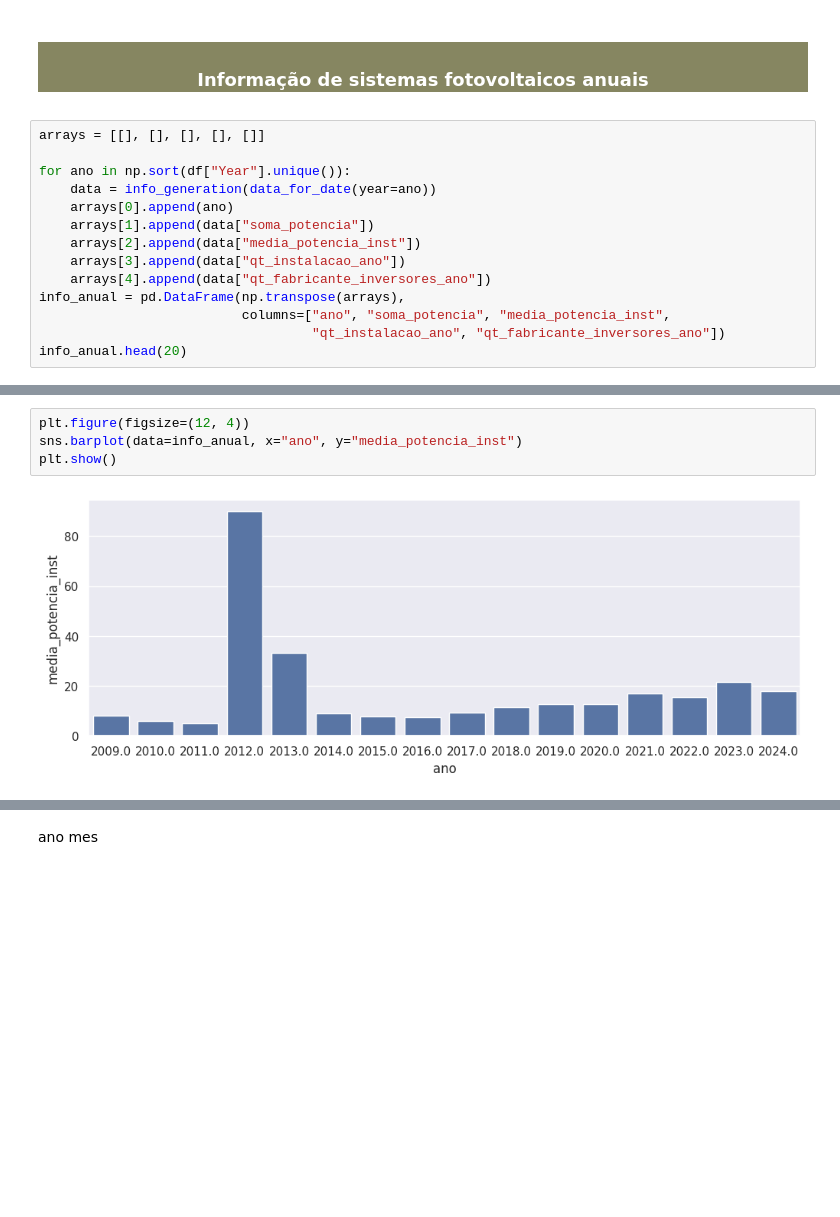
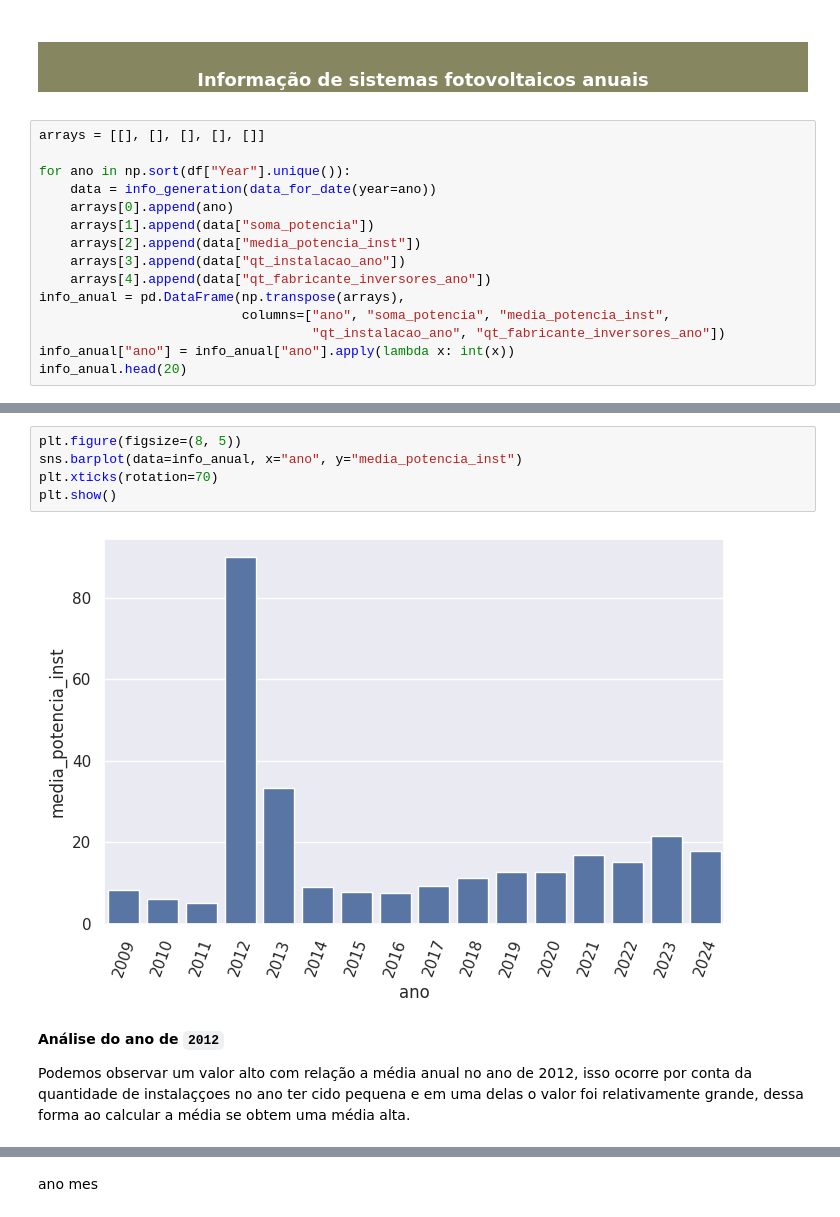
Before and after one commit to Oseiasdfarias/projeto_portifolio_data_science, a Jupyter notebook: geracao_distribuida_fotovoltaica.ipynb, the cells around one changed output, grey strips where cells are left out. Cells and saved outputs as stored; diff of their text form; blank space fills up the shorter version.

```diff
--- a/geracao_distribuida_fotovoltaica.ipynb
+++ b/geracao_distribuida_fotovoltaica.ipynb
@@ -304,6 +304,7 @@ for ano in np.sort(df["Year"].unique()):
 info_anual = pd.DataFrame(np.transpose(arrays),
                           columns=["ano", "soma_potencia", "media_potencia_inst",
                                    "qt_instalacao_ano", "qt_fabricante_inversores_ano"])
+info_anual["ano"] = info_anual["ano"].apply(lambda x: int(x))
 info_anual.head(20)
 # %% [output]
 |  | ano | soma_potencia | media_potencia_inst | qt_instalacao_ano | qt_fabricante_inversores_ano |
@@ -332,6 +334,11 @@ plt.show()
 # %%
-plt.figure(figsize=(12, 4))
+plt.figure(figsize=(8, 5))
 sns.barplot(data=info_anual, x="ano", y="media_potencia_inst")
+plt.xticks(rotation=70)
 plt.show()
 # %% [output]
-[figure, old version]
+[figure, new version]
+# %% [markdown]
+**Análise do ano de `2012`**
+
+Podemos observar um valor alto com relação a média anual no ano de 2012, isso ocorre por conta da quantidade de instalaççoes no ano ter cido pequena e em uma delas o valor foi relativamente grande, dessa forma ao calcular a média se obtem uma média alta.
```
Also changed, not shown: parts of 13 cells of this notebook.
